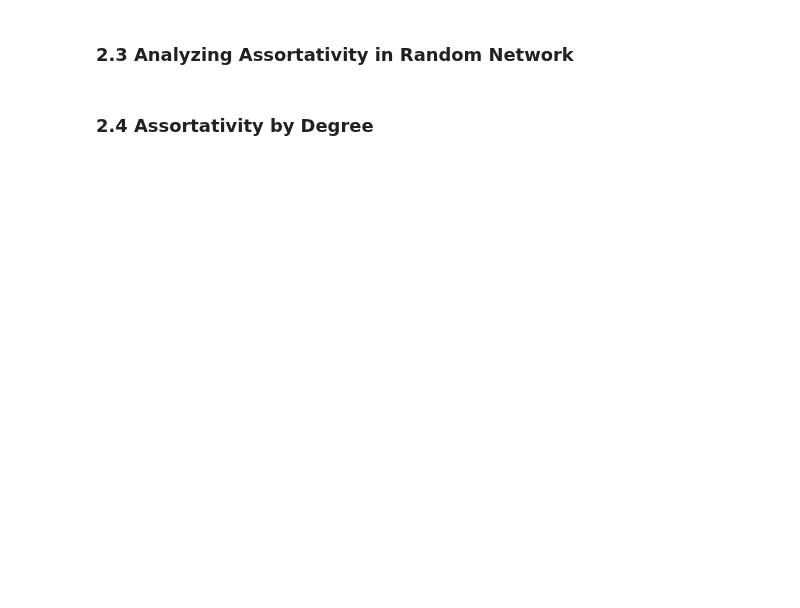
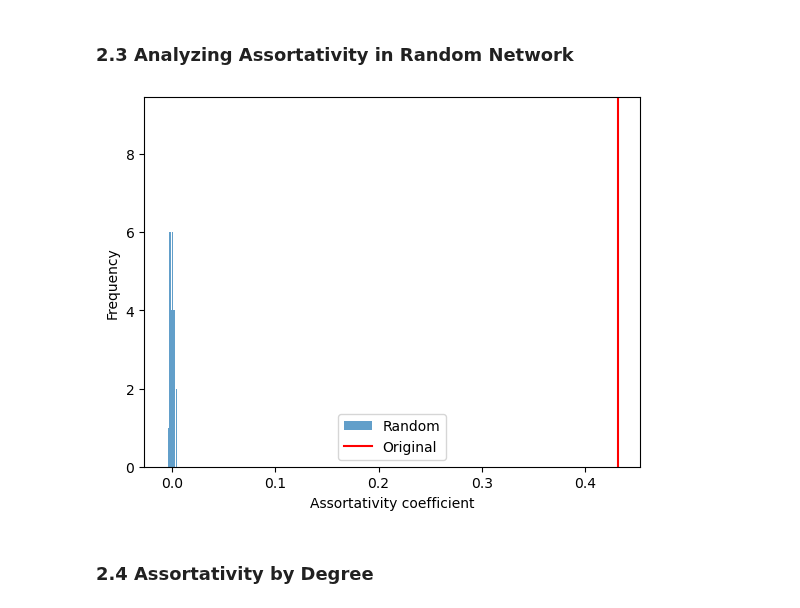
Before and after one commit to KarolineKlan/Assignments_ComSocSci2024, a Jupyter notebook: Assignment2.ipynb, the cells around one changed output. Cells and saved outputs as stored; diff of their text form; code cells hidden in the pictures; blank space fills up the shorter version.

```diff
--- a/Assignment2.ipynb
+++ b/Assignment2.ipynb
@@ -276,15 +314,19 @@ NameError: name 'shuffle_net' is not defined
 network_list_100 = Parallel(n_jobs=4)(delayed(shuffle_net)(G) for _ in tqdm(range(100)))
 # %%
 assort_value_list = Parallel(n_jobs=4)(delayed(assort_value)(network) for network in tqdm(network_list_100))
+# %%
+assort_value_list = Parallel(n_jobs=4)(delayed(nx.attribute_assortativity_coefficient)(network, 'country_code') for network in tqdm(network_list_100))
 # %%
-assort_value_CSS = assort_value(G)
+assort_value_CSS = nx.attribute_assortativity_coefficient(G, 'country_code')
 
 plt.hist(assort_value_list, bins=30, alpha=0.7, label='Random')
 plt.axvline(assort_value_CSS, color='red', label='Original')
 plt.xlabel('Assortativity coefficient')
 plt.ylabel('Frequency')
 plt.legend()
 plt.show()
+# %% [output]
+[figure, added]
 # %% [markdown]
 ### 2.4 Assortativity by Degree
 # %%
```
Also changed, not shown: parts of 4 cells of this notebook.
